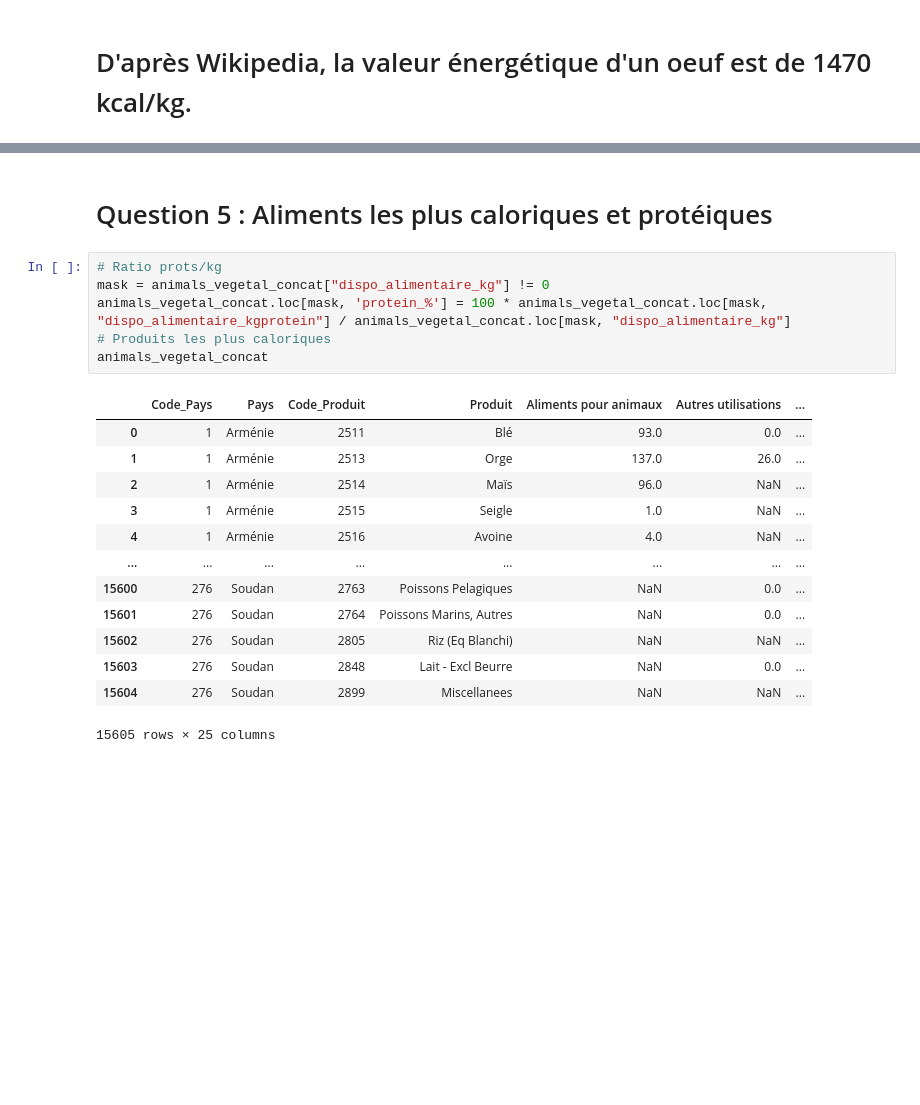
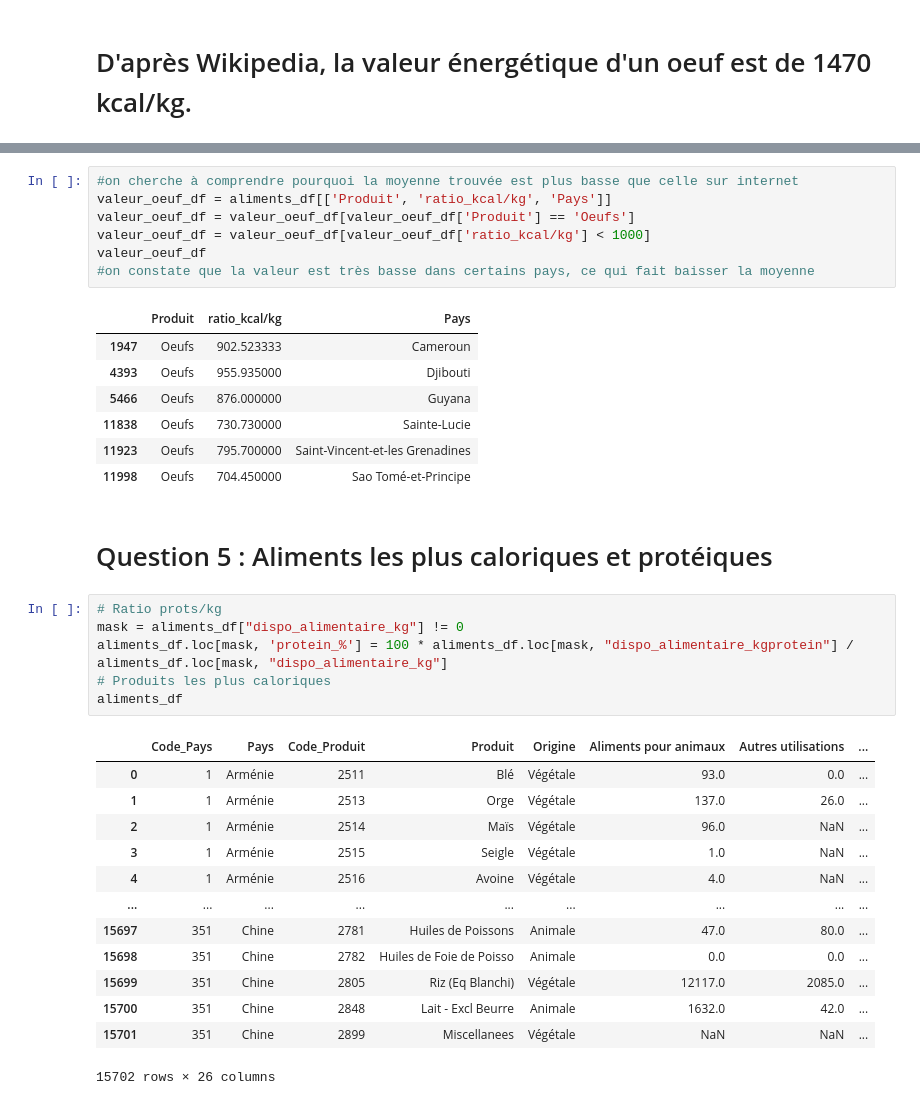
Before and after one commit to Lorenzo1208/Brief_fao, a Jupyter notebook: FAO.ipynb, the cells around one changed output, grey strips where cells are left out. Saved outputs shown, nothing was run; the diff lists cells and outputs as text; blank space fills up the shorter version.

```diff
--- a/FAO.ipynb
+++ b/FAO.ipynb
@@ -331,23 +340,38 @@ products_stats_per_country[(products_stats_per_country['Produit'] == 'Oeufs')]['
+# %%
+#on cherche à comprendre pourquoi la moyenne trouvée est plus basse que celle sur internet
+valeur_oeuf_df = aliments_df[['Produit', 'ratio_kcal/kg', 'Pays']]
+valeur_oeuf_df = valeur_oeuf_df[valeur_oeuf_df['Produit'] == 'Oeufs']
+valeur_oeuf_df = valeur_oeuf_df[valeur_oeuf_df['ratio_kcal/kg'] < 1000]
+valeur_oeuf_df
+#on constate que la valeur est très basse dans certains pays, ce qui fait baisser la moyenne
+# %% [output]
+|  | Produit | ratio_kcal/kg | Pays |
+| 1947 | Oeufs | 902.523333 | Cameroun |
+| 4393 | Oeufs | 955.935000 | Djibouti |
+| 5466 | Oeufs | 876.000000 | Guyana |
+| 11838 | Oeufs | 730.730000 | Sainte-Lucie |
+| 11923 | Oeufs | 795.700000 | Saint-Vincent-et-les Grenadines |
+| 11998 | Oeufs | 704.450000 | Sao Tomé-et-Principe |
 # %% [markdown]
 # Question 5 : Aliments les plus caloriques et protéiques
 # %%
 # Ratio prots/kg
-mask = animals_vegetal_concat["dispo_alimentaire_kg"] != 0
-animals_vegetal_concat.loc[mask, 'protein_%'] = 100 * animals_vegetal_concat.loc[mask, "dispo_alimentaire_kgprotein"] / animals_vegetal_concat.loc[mask, "dispo_alimentaire_kg"]
+mask = aliments_df["dispo_alimentaire_kg"] != 0
+aliments_df.loc[mask, 'protein_%'] = 100 * aliments_df.loc[mask, "dispo_alimentaire_kgprotein"] / aliments_df.loc[mask, "dispo_alimentaire_kg"]
 # Produits les plus caloriques
-animals_vegetal_concat
+aliments_df
 # %% [output]
-|  | Code_Pays | Pays | Code_Produit | Produit | Aliments pour animaux | Autres utilisations | ... |
-| 0 | 1 | Arménie | 2511 | Blé | 93.0 | 0.0 | ... |
-| 1 | 1 | Arménie | 2513 | Orge | 137.0 | 26.0 | ... |
-| 2 | 1 | Arménie | 2514 | Maïs | 96.0 | NaN | ... |
-| 3 | 1 | Arménie | 2515 | Seigle | 1.0 | NaN | ... |
-| 4 | 1 | Arménie | 2516 | Avoine | 4.0 | NaN | ... |
-| ... | ... | ... | ... | ... | ... | ... | ... |
-| 15600 | 276 | Soudan | 2763 | Poissons Pelagiques | NaN | 0.0 | ... |
-| 15601 | 276 | Soudan | 2764 | Poissons Marins, Autres | NaN | 0.0 | ... |
-| 15602 | 276 | Soudan | 2805 | Riz (Eq Blanchi) | NaN | NaN | ... |
-| 15603 | 276 | Soudan | 2848 | Lait - Excl Beurre | NaN | 0.0 | ... |
-| 15604 | 276 | Soudan | 2899 | Miscellanees | NaN | NaN | ... |
+|  | Code_Pays | Pays | Code_Produit | Produit | Origine | Aliments pour animaux | Autres utilisations | ... |
+| 0 | 1 | Arménie | 2511 | Blé | Végétale | 93.0 | 0.0 | ... |
+| 1 | 1 | Arménie | 2513 | Orge | Végétale | 137.0 | 26.0 | ... |
+| 2 | 1 | Arménie | 2514 | Maïs | Végétale | 96.0 | NaN | ... |
+| 3 | 1 | Arménie | 2515 | Seigle | Végétale | 1.0 | NaN | ... |
+| 4 | 1 | Arménie | 2516 | Avoine | Végétale | 4.0 | NaN | ... |
+| ... | ... | ... | ... | ... | ... | ... | ... | ... |
+| 15697 | 351 | Chine | 2781 | Huiles de Poissons | Animale | 47.0 | 80.0 | ... |
+| 15698 | 351 | Chine | 2782 | Huiles de Foie de Poisso | Animale | 0.0 | 0.0 | ... |
+| 15699 | 351 | Chine | 2805 | Riz (Eq Blanchi) | Végétale | 12117.0 | 2085.0 | ... |
+| 15700 | 351 | Chine | 2848 | Lait - Excl Beurre | Animale | 1632.0 | 42.0 | ... |
+| 15701 | 351 | Chine | 2899 | Miscellanees | Végétale | NaN | NaN | ... |
-15605 rows × 25 columns
+15702 rows × 26 columns
 # %%
```
Also changed, not shown: parts of 7 cells of this notebook.
